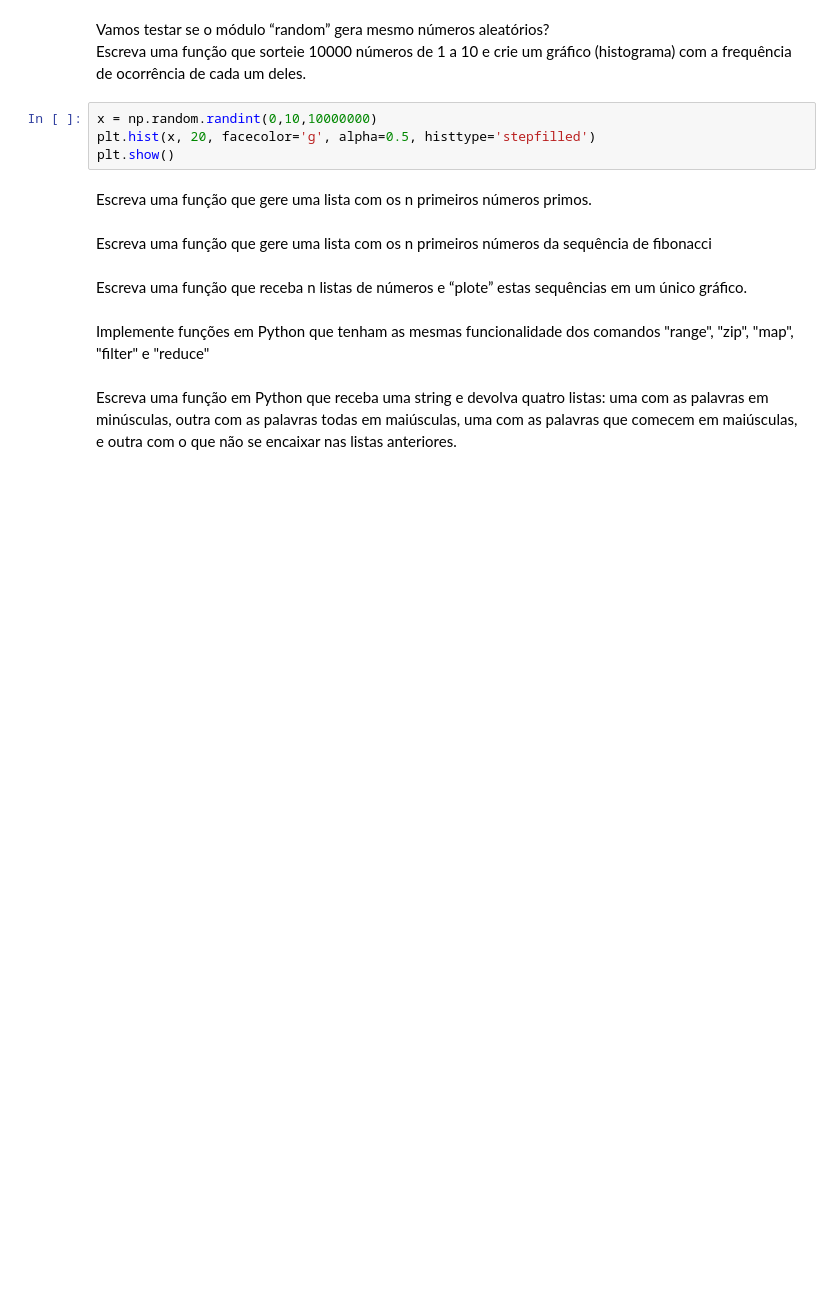
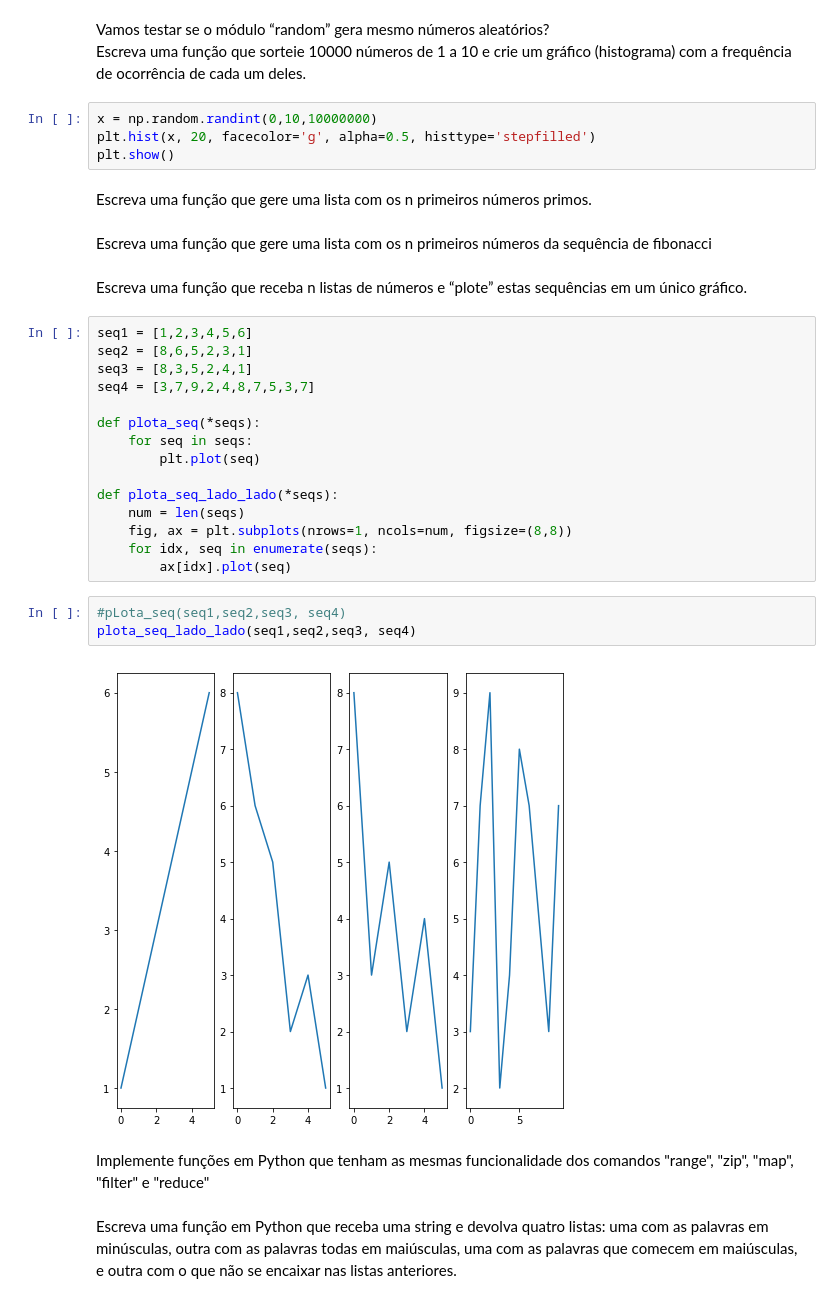
Before and after one commit to FGV-EMAp/FGV_Programming_Languages, a Jupyter notebook: Python/Exercicios/Exercicios_Revisao.ipynb, the cells around one changed output. Drawn from its saved outputs; the diff is of its cells as text; blank space fills up the shorter version.

```diff
--- a/Python/Exercicios/Exercicios_Revisao.ipynb
+++ b/Python/Exercicios/Exercicios_Revisao.ipynb
@@ -92,6 +92,26 @@ Escreva uma função que gere uma lista com os n primeiros números primos.
 Escreva uma função que gere uma lista com os n primeiros números da sequência de fibonacci
 # %% [markdown]
 Escreva uma função que receba n listas de números e “plote” estas sequências em um único gráfico.
+# %%
+seq1 = [1,2,3,4,5,6]
+seq2 = [8,6,5,2,3,1]
+seq3 = [8,3,5,2,4,1]
+seq4 = [3,7,9,2,4,8,7,5,3,7]
+
+def plota_seq(*seqs):
+    for seq in seqs:
+        plt.plot(seq)
+
+def plota_seq_lado_lado(*seqs):
+    num = len(seqs)
+    fig, ax = plt.subplots(nrows=1, ncols=num, figsize=(8,8))
+    for idx, seq in enumerate(seqs):
+        ax[idx].plot(seq)
+# %%
+#pLota_seq(seq1,seq2,seq3, seq4)
+plota_seq_lado_lado(seq1,seq2,seq3, seq4)
+# %% [output]
+[figure, added]
 # %% [markdown]
 Implemente funções em Python que tenham as mesmas funcionalidade dos comandos "range", "zip", "map", "filter" e "reduce"
 # %% [markdown]
```
Also changed, not shown: parts of 17 cells of this notebook.
